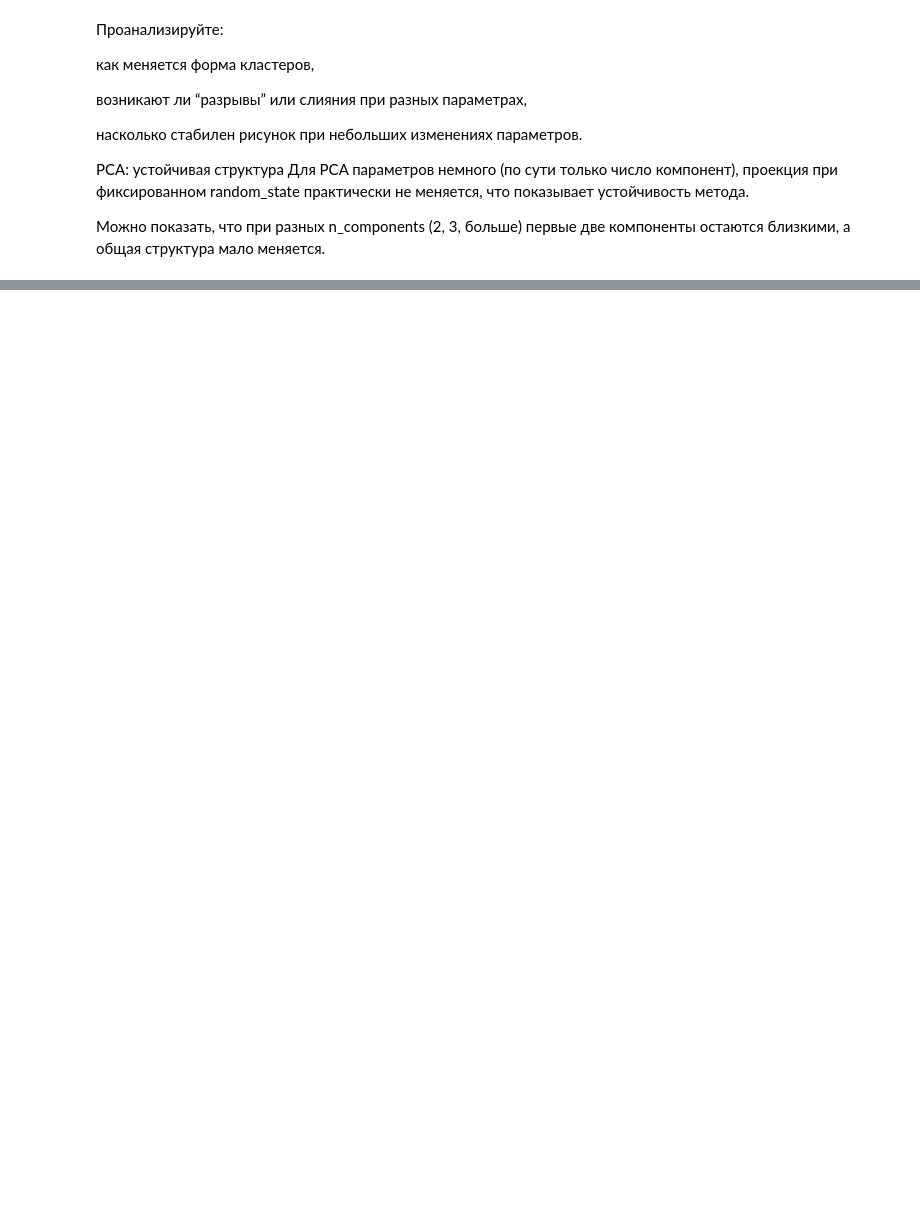
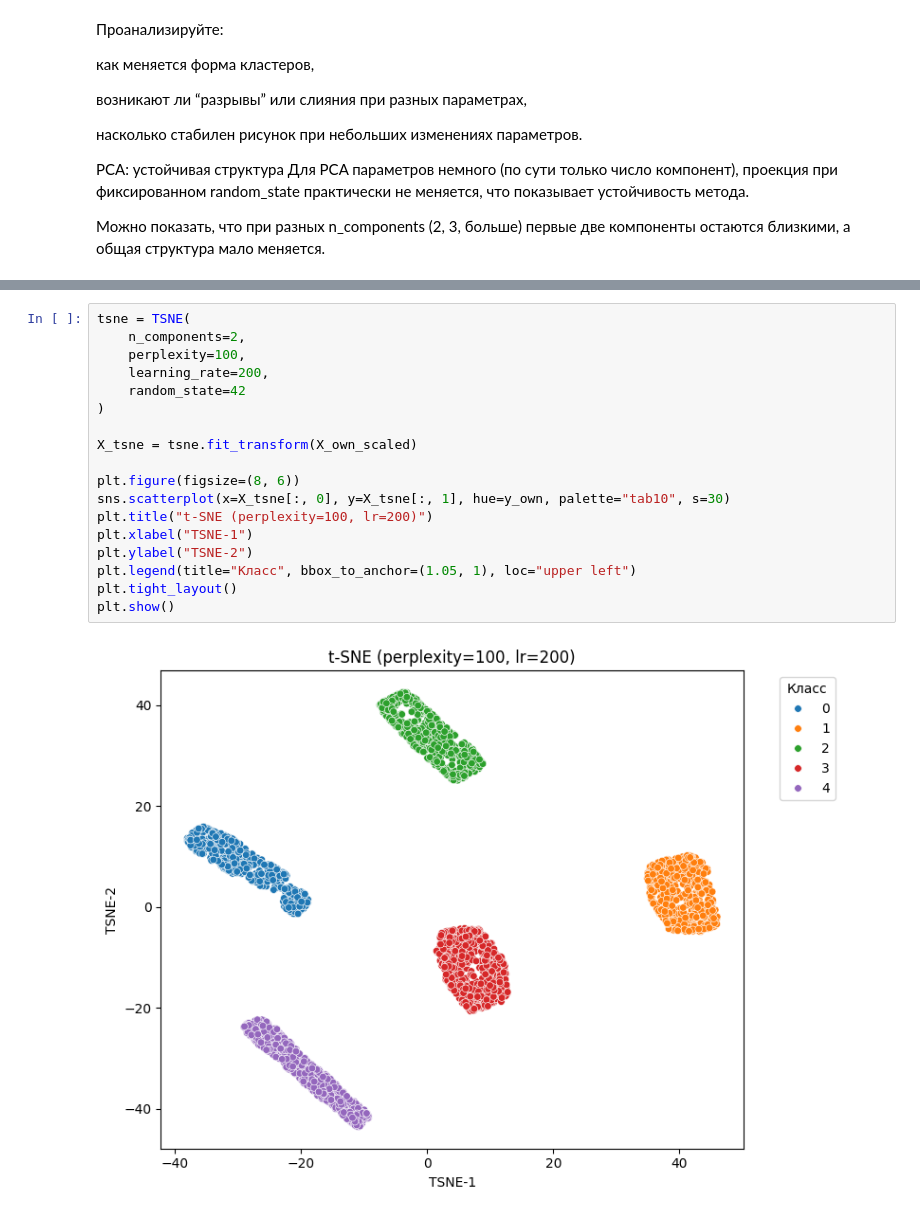
Before and after one commit to RinatHar/Clusters, a Jupyter notebook: lab4/practice_6.ipynb, the cells around one changed output, grey strips where cells are left out. Drawn from its saved outputs; the diff is of its cells as text; blank space fills up the shorter version.

```diff
--- a/lab4/practice_6.ipynb
+++ b/lab4/practice_6.ipynb
@@ -288,0 +432,20 @@ print("Суммарная объяснённая дисперсия (10 комп
+# %%
+tsne = TSNE(
+    n_components=2,
+    perplexity=100,
+    learning_rate=200,
+    random_state=42
+)
+
+X_tsne = tsne.fit_transform(X_own_scaled)
+
+plt.figure(figsize=(8, 6))
+sns.scatterplot(x=X_tsne[:, 0], y=X_tsne[:, 1], hue=y_own, palette="tab10", s=30)
+plt.title("t-SNE (perplexity=100, lr=200)")
+plt.xlabel("TSNE-1")
+plt.ylabel("TSNE-2")
+plt.legend(title="Класс", bbox_to_anchor=(1.05, 1), loc="upper left")
+plt.tight_layout()
+plt.show()
+# %% [output]
+[figure, added]
```
Also changed, not shown: parts of 18 cells of this notebook.
